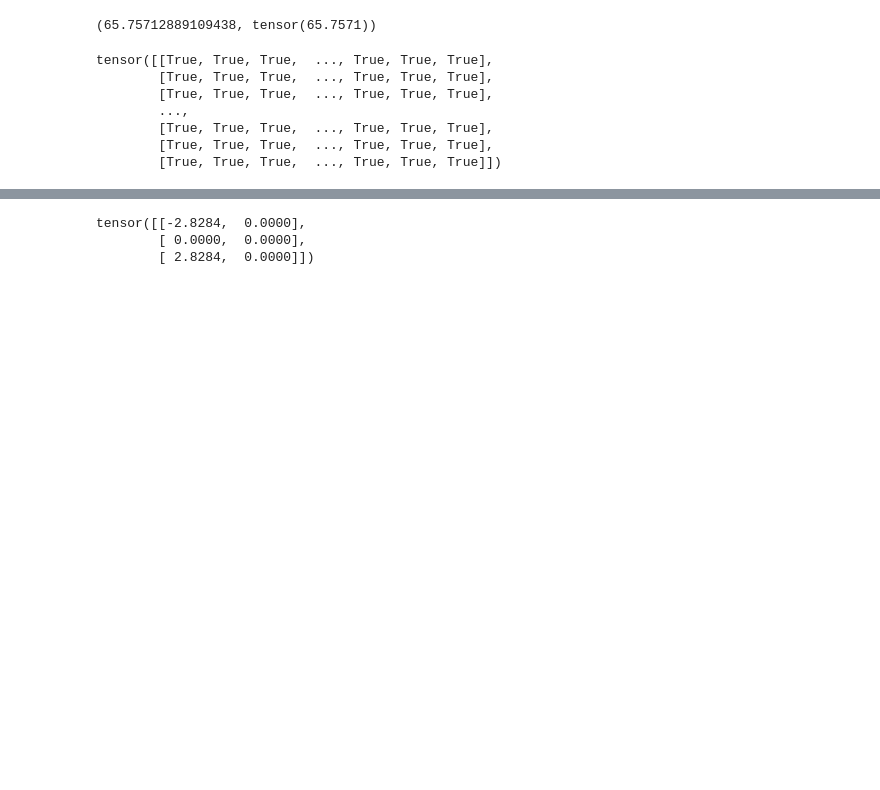
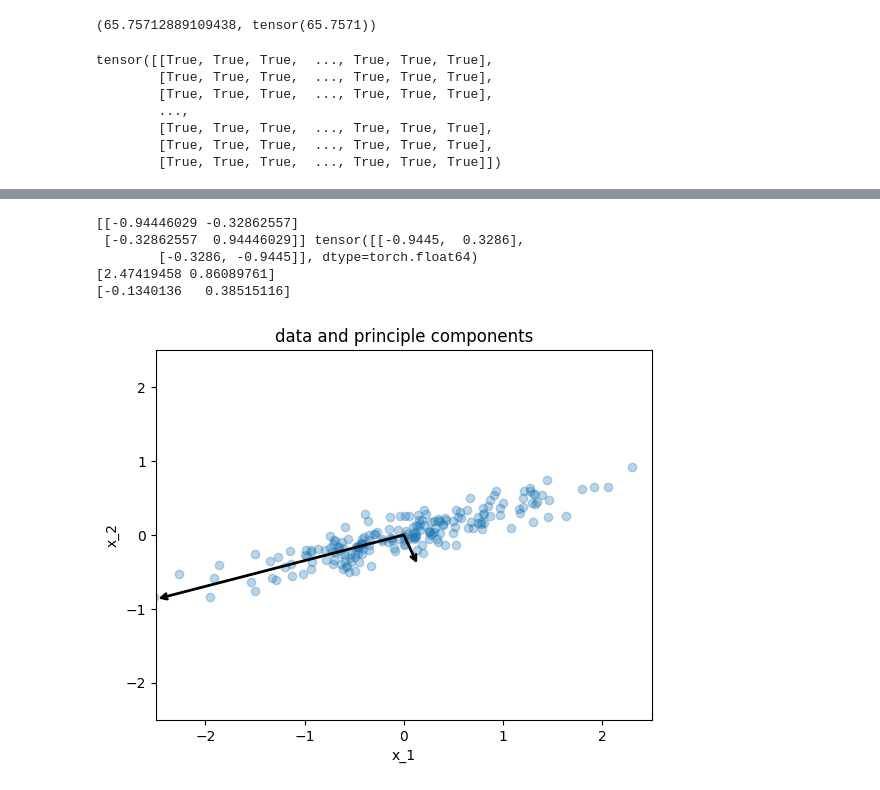
Before and after one commit to lbg251/Up-skilling, a Jupyter notebook: linearAlgebra.ipynb, the cells around one changed output, grey strips where cells are left out. Saved outputs shown, nothing was run; the diff lists cells and outputs as text; code cells hidden in the pictures; blank space fills up the shorter version.

Commit message:
Added PCA in Linear Algebra

```diff
--- a/linearAlgebra.ipynb
+++ b/linearAlgebra.ipynb
@@ -179,11 +132,67 @@ eigenvectors=tensor([[ 0.7224+0.j, -0.6915+0.j],
-# %%
-XX = t.tensor([[-2,-2],[0,0],[2,2]],dtype = t.float)
-C = t.cov(XX.T)
-vals, vecs = t.linalg.eig(C)
-vecs.T.shape, XX.T.shape
-vecs = t.tensor(vecs, dtype = t.float32)
-t.einsum("ij,jk -> ik",vecs.T,XX.T).T
-# %% [output]
-tensor([[-2.8284,  0.0000],
-        [ 0.0000,  0.0000],
-        [ 2.8284,  0.0000]])
+# %%
+## Compute the covariance between the random variables X1 and X2
+from sklearn.decomposition import PCA
+from sklearn.preprocessing import StandardScaler
+
+n = len(X_0)
+# positive covariance for all cases: direct relationship between the random variables
+## This gives a measure for the linear dependence
+
+#cov_x = t.tensor(np.corrcoef(X_0.T),dtype=t.float32)
+#cov_x  =  t.tensor((X.T@X)/(n-1))
+## Using pytorch
+U,S,V = t.pca_lowrank(t.tensor(X_0), q=2, center=True, niter=2)
+
+## Using sklearn
+pca = PCA(n_components=2, whiten=True)
+pca.fit(X_0)
+vecs_sk = pca.components_.T
+
+# comparing eigenvectors - columns of following matrices
+## sign flip on second vector
+print(vecs_sk, V)
+# explained variance is the amount of variance attributed to each eigenvalue (principle component)
+expl_var = S**2/(n-1)
+scale = 3
+#print(pca.explained_variance_, expl_var)
+# print(pca.mean_, X_0.mean(axis=0))
+#We want to plot these vectors from the mean of the dataset (since we normalized this, mean = 0)
+
+def draw_vector(v0, v1, ax=None):
+    ax = ax or plt.gca()
+    arrowprops=dict(arrowstyle='->',
+                    linewidth=2,
+                    shrinkA=0, shrinkB=0)
+    ax.annotate('', v1, v0, arrowprops=arrowprops)
+
+
+fig, ax = plt.subplots(1,1)
+ax.scatter(X_0[:,0],X_0[:,1], alpha = .3)
+ax.set_xlim(-2.5, 2.5)
+ax.set_ylim(-2.5, 2.5)
+ax.set(xlabel="x_1", ylabel="x_2", title= "data and principle components")
+for length, vec in zip(expl_var, V.T):
+    scaled_vec = (scale * t.sqrt(length) * vec).numpy()
+    print(-scaled_vec)
+    draw_vector([0,0],scaled_vec, ax=ax)
+
+
+# for length, vector in zip(pca.explained_variance_, pca.components_):
+#     v = vector * 3 * np.sqrt(length)
+#     draw_vector(pca.mean_, pca.mean_ + v, ax=ax)
+
+# plt.plot((V.T[0]))
+# plt.plot((V.T[1]))
+
+# plt.scatter(X_0[:,0],X_0[:,1], alpha = .3)
+# plt.xlabel('x1')
+# plt.ylabel('x2')
+
+#V[:,0]
+# %% [output]
+[[-0.94446029 -0.32862557]
+ [-0.32862557  0.94446029]] tensor([[-0.9445,  0.3286],
+        [-0.3286, -0.9445]], dtype=torch.float64)
+[2.47419458 0.86089761]
+[-0.1340136   0.38515116]
+[figure, added]
```
Also changed, not shown: parts of 7 cells of this notebook, 1 other file.
